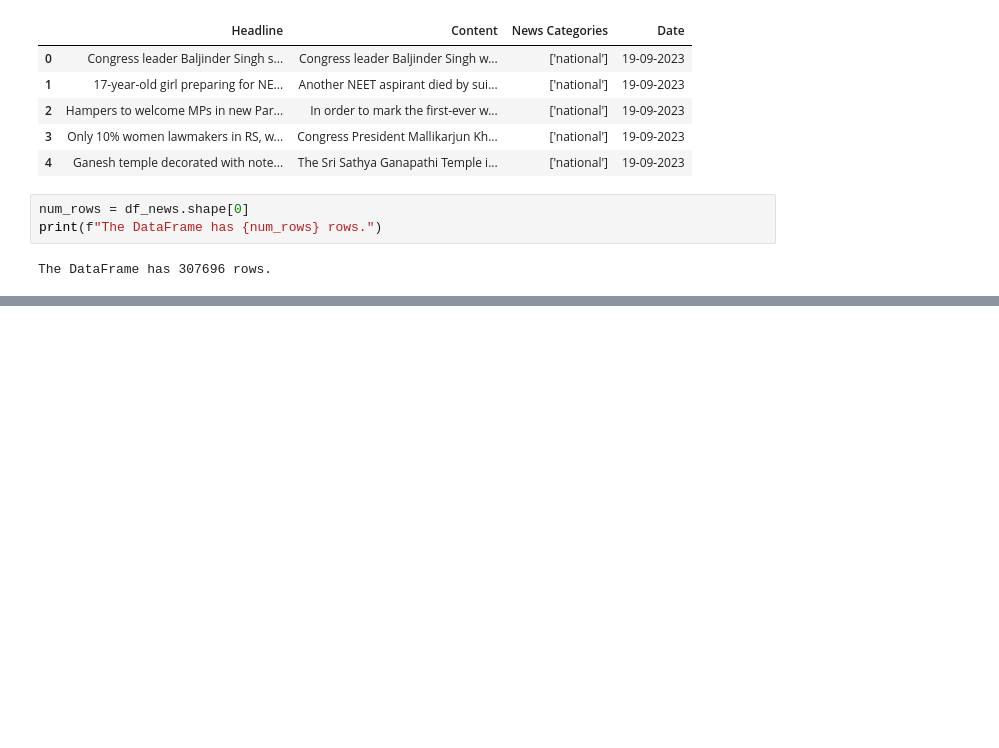
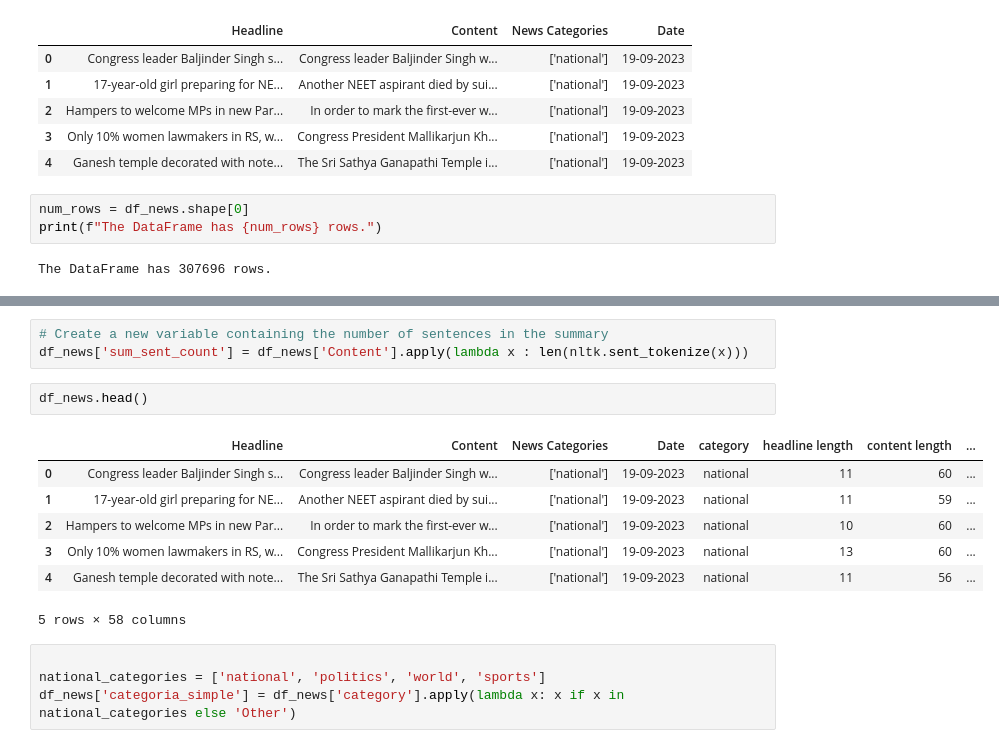
Before and after one commit to rdevia/text_mining_unrn, a Jupyter notebook: Text_mining_clase2.ipynb, the cells around one changed output, grey strips where cells are left out. Drawn from its saved outputs; the diff is of its cells as text; blank space fills up the shorter version.

```diff
--- a/Text_mining_clase2.ipynb
+++ b/Text_mining_clase2.ipynb
@@ -50,0 +196,17 @@ Busquen en internte..
+# %%
+# Create a new variable containing the number of sentences in the summary
+df_news['sum_sent_count'] = df_news['Content'].apply(lambda x : len(nltk.sent_tokenize(x)))
+# %%
+df_news.head()
+# %% [output]
+|  | Headline | Content | News Categories | Date | category | headline length | content length | ... |
+| 0 | Congress leader Baljinder Singh s... | Congress leader Baljinder Singh w... | ['national'] | 19-09-2023 | national | 11 | 60 | ... |
+| 1 | 17-year-old girl preparing for NE... | Another NEET aspirant died by sui... | ['national'] | 19-09-2023 | national | 11 | 59 | ... |
+| 2 | Hampers to welcome MPs in new Par... | In order to mark the first-ever w... | ['national'] | 19-09-2023 | national | 10 | 60 | ... |
+| 3 | Only 10% women lawmakers in RS, w... | Congress President Mallikarjun Kh... | ['national'] | 19-09-2023 | national | 13 | 60 | ... |
+| 4 | Ganesh temple decorated with note... | The Sri Sathya Ganapathi Temple i... | ['national'] | 19-09-2023 | national | 11 | 56 | ... |
+5 rows × 58 columns
+# %%
+
+national_categories = ['national', 'politics', 'world', 'sports']
+df_news['categoria_simple'] = df_news['category'].apply(lambda x: x if x in national_categories else 'Other')
```
Also changed, not shown: parts of 17 cells of this notebook.
